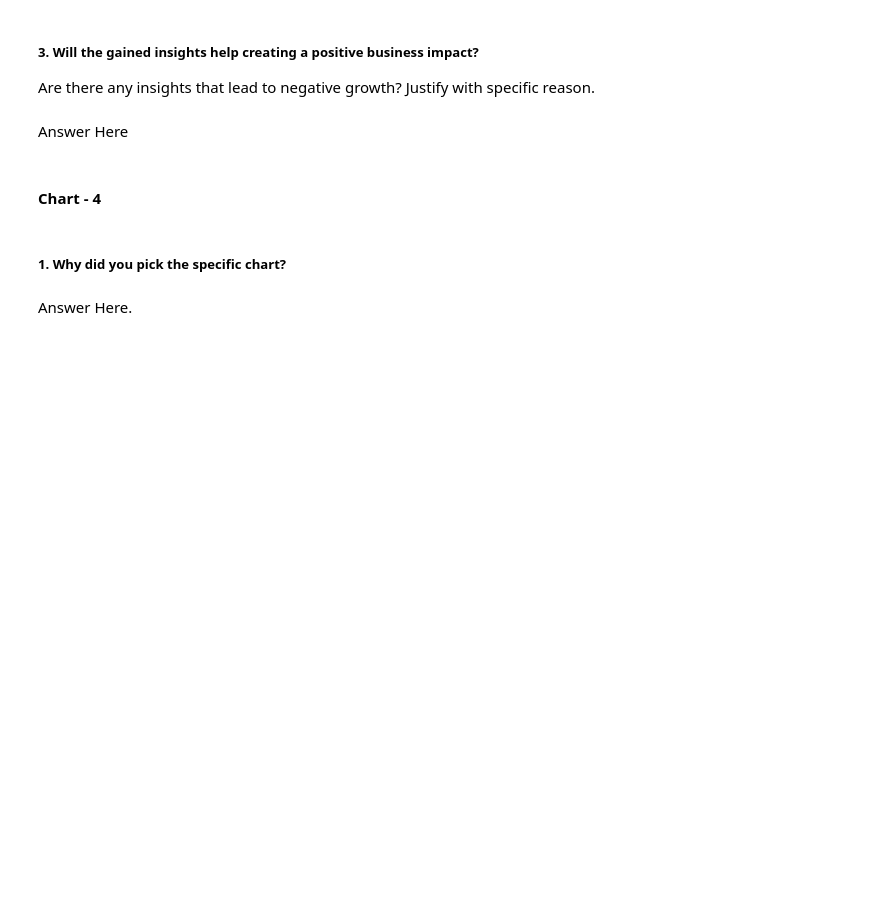
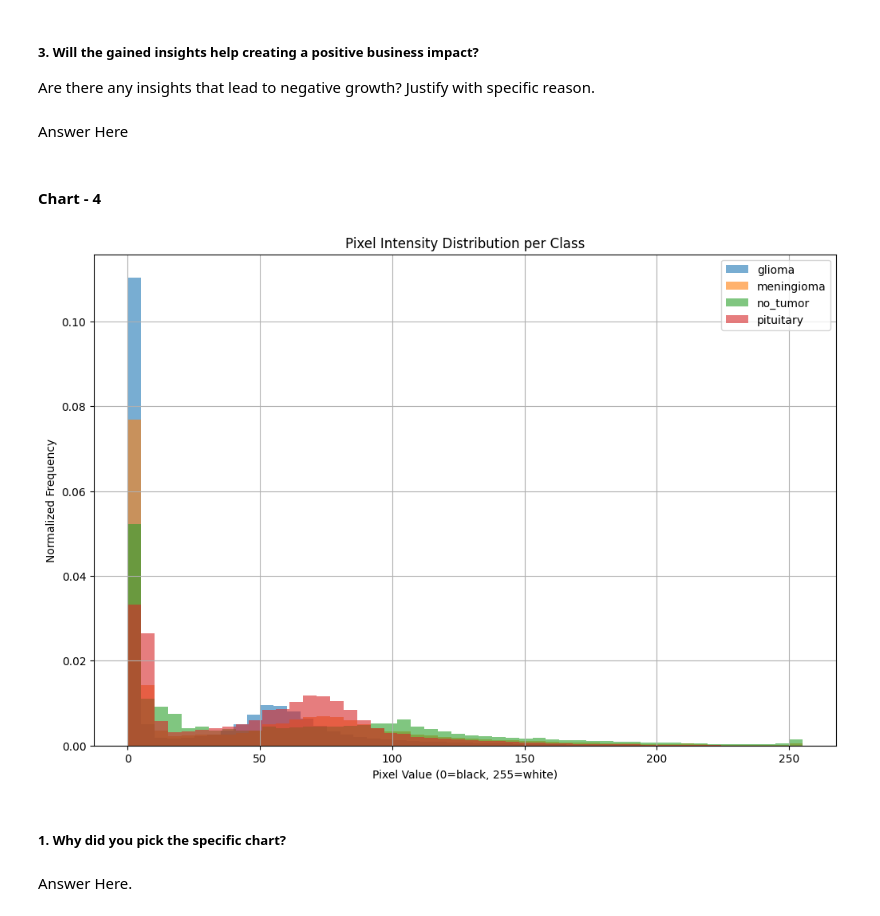
Before and after one commit to Shubhampandey1git/Brain-Tumor-MRI-Image-Classification, a Jupyter notebook: Test_file.ipynb, the cells around one changed output. Saved outputs shown, nothing was run; the diff lists cells and outputs as text; code cells hidden in the pictures; blank space fills up the shorter version.

```diff
--- a/Test_file.ipynb
+++ b/Test_file.ipynb
@@ -406,7 +406,7 @@ for cls in classes:
 
             try:
                 # Opening the image and converting it to grayscale ('L' mode)
-                img = PIL.Image.open(file_path).convert("L")  # 'L' mode -> 8-bit pixels, b&w
+                img = PIL.Image.open(file_path).convert("L").resize((128,128))  # 'L' mode -> 8-bit pixels, b&w
 
                 # Converting image to a NumPy array and flattening to 1D list of pixel values
                 pixels = np.array(img).flatten()  # shape becomes (width * height,)
@@ -416,6 +416,28 @@ for cls in classes:
 
             except Exception as e:
                 print(f"Error reading {file_path}: {e}")
+# %%
+# Plotting the Histogram
+plt.figure(figsize=(12, 8))
+
+# Loop through each class and plot
+for cls in classes:
+    pixels = pixel_data_by_class[cls]
+
+    # Normalize histogram by density so we can compare between classes
+    plt.hist(pixels, bins=50, alpha=0.6, label=cls, density=True)
+
+    # Density: makes hist comparable even with unequal image count;
+    # alpha: Makes hist slightly transparent for overlap
+
+plt.title("Pixel Intensity Distribution per Class")
+plt.xlabel("Pixel Value (0=black, 255=white)")
+plt.ylabel("Normalized Frequency")
+plt.legend()
+plt.grid(True)
+plt.show()
+# %% [output]
+[figure, added]
 # %% [markdown]
 ##### 1. Why did you pick the specific chart?
 # %% [markdown]
```
Also changed, not shown: parts of 92 cells of this notebook.
